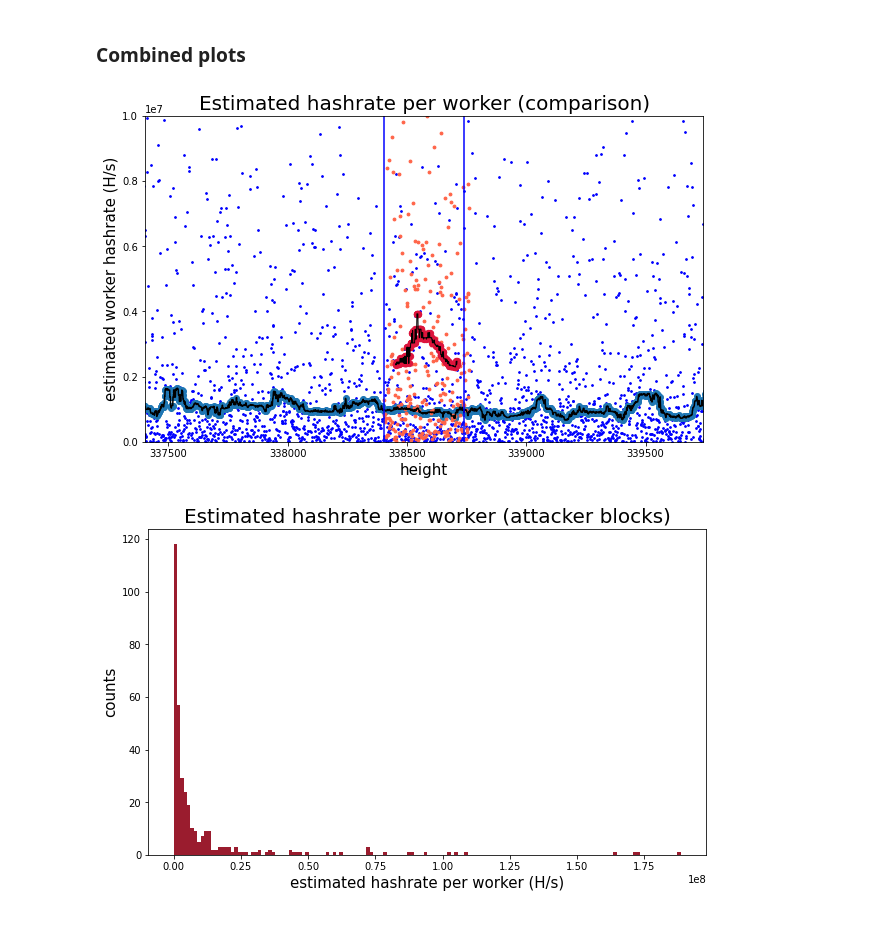
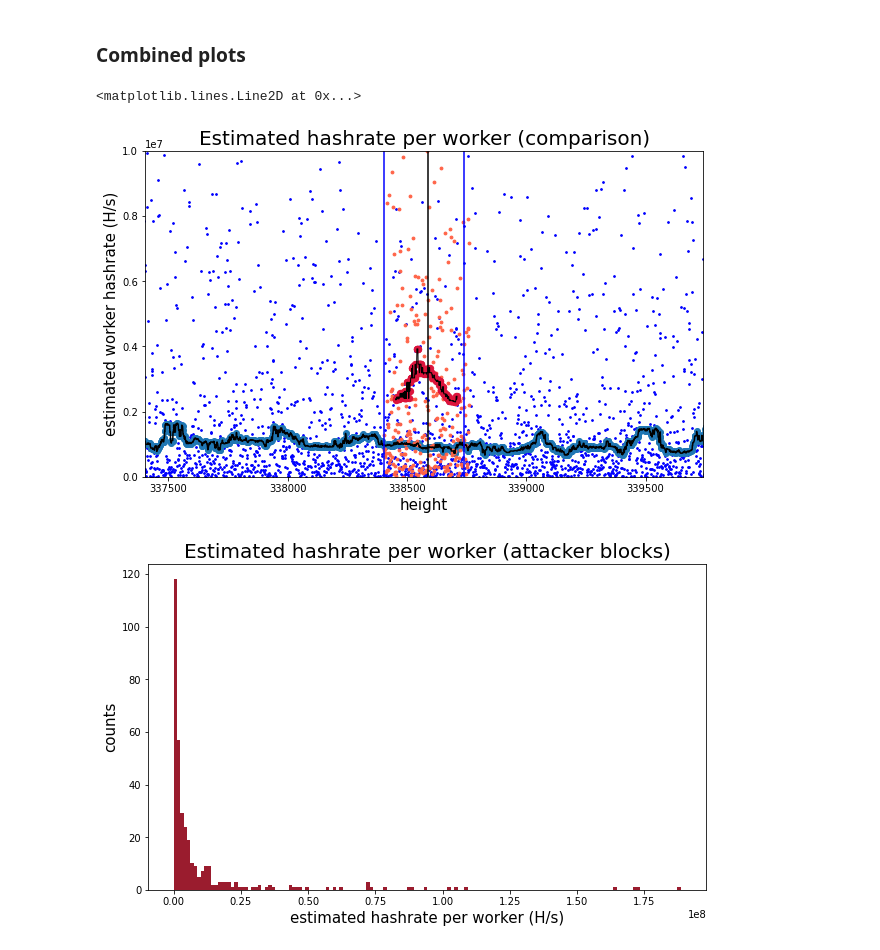
Before and after one commit to Mitchellpkt/firo-forensics, a Jupyter notebook: analysis/jupyter-python-firo-forensics.ipynb, the cells around one changed output. Drawn from its saved outputs; the diff is of its cells as text; code cells hidden in the pictures.

Commit message:
adds aux plots for comparison

```diff
--- a/analysis/jupyter-python-firo-forensics.ipynb
+++ b/analysis/jupyter-python-firo-forensics.ipynb
@@ -305,34 +305,36 @@ rolling_average_width = 100
 nonce_threshold = 1e9
 
 # First plot the honest blocks
 honest_blocks_df = control_blocks.append(abandoned_blocks)
 honest_blocks_df = honest_blocks_df.sort_values(by='height', ascending=True)
 honest_blocks_df['discovery_time'] = honest_blocks_df['time'].diff()
 honest_blocks_df['estimated_hashes_per_sec'] = honest_blocks_df['nonce']  / honest_blocks_df['discovery_time']
 honest_blocks_df = honest_blocks_df[honest_blocks_df['nonce']  < nonce_threshold]
 honest_heights = honest_blocks_df['height']
 isli.scatter(honest_blocks_df['height'][1::]-rolling_average_width/2, honest_blocks_df['estimated_hashes_per_sec'][1::],
              rollingMedianBinWidth=rolling_average_width, xlabel='height', ylabel='estimated worker hashrate (H/s)', markercolor='b',
              figsize=(10,6), title='Estimated hashrate per worker (comparison)', yscale='linear', ylim=(0, 1e7))
 plt.axvline(x=min(attack_blocks['height']), color='b')
 plt.axvline(x=max(attack_blocks['height']), color='b')
 np.nanmedian(honest_blocks_df['estimated_hashes_per_sec'])
 xlim_width = 1000
 plt.xlim((first_attack_block-xlim_width,last_attack_block+xlim_width));
 
 # Now add the attacker blocks
 plt.scatter(attacker_blocks_df['height'][1::], attacker_blocks_df['estimated_hashes_per_sec'][1::], color='tomato', s = 8)
 temporaryDataFrame = pd.DataFrame()
 temporaryDataFrame['xData'] = attacker_blocks_df['height'][1::]-rolling_average_width/2
 temporaryDataFrame['yData'] = attacker_blocks_df['estimated_hashes_per_sec'][1::]
 temporaryDataFrame.sort_values(by='xData', ascending=True, inplace=True)
 trace = plt.scatter(temporaryDataFrame.xData,
                     temporaryDataFrame['yData'].rolling(rolling_average_width).median(),
                     color='crimson', s=40)
 trace = plt.plot(temporaryDataFrame.xData, temporaryDataFrame['yData'].rolling(rolling_average_width).median(),
          color='k',linewidth=1)
+plt.axvline(x=338590, color='k')
 # %% [output]
+<matplotlib.lines.Line2D at 0x...>
-[figure, old version]
+[figure, new version]
 # %%
 without_outliers_df = attacker_blocks_df[attacker_blocks_df['estimated_hashes_per_sec'] < 2e8]
 isli.hist(without_outliers_df['estimated_hashes_per_sec'][1::], xlabel='estimated hashrate per worker (H/s)', ylabel='counts',color=firo_red_array, figsize=(10,6), title='Estimated hashrate per worker (attacker blocks)');
```
Also changed, not shown: parts of 3 cells of this notebook.
